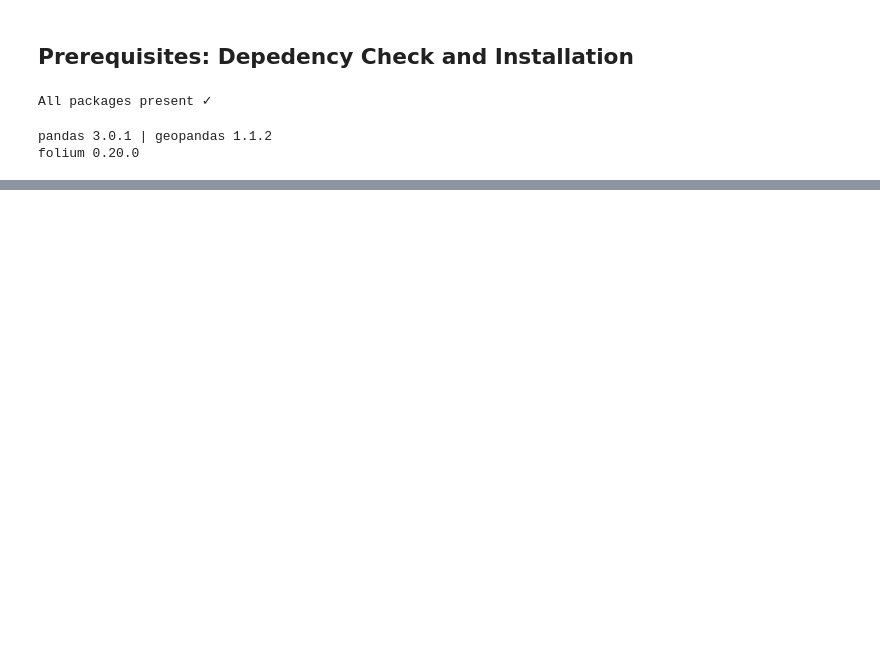
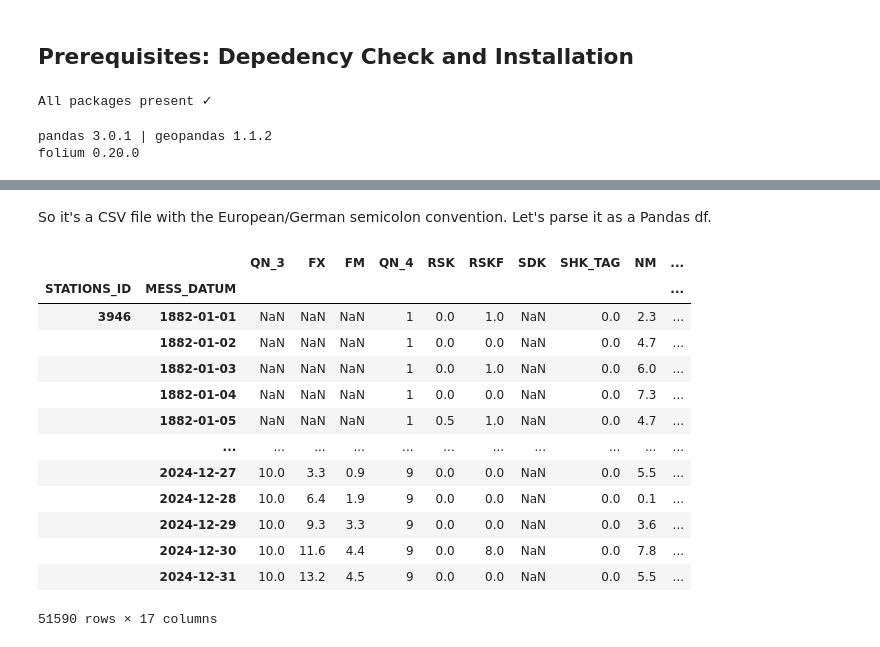
Before and after one commit to zhittsova/agri-weather-yield-drivers, a Jupyter notebook: notebooks/explore-data-sources.ipynb, the cells around one changed output, grey strips where cells are left out. Saved outputs shown, nothing was run; the diff lists cells and outputs as text; code cells hidden in the pictures; blank space fills up the shorter version.

```diff
--- a/notebooks/explore-data-sources.ipynb
+++ b/notebooks/explore-data-sources.ipynb
@@ -56,0 +292,13 @@ folium 0.20.0
+# %%
+# DWD CDC base — station inventory for precipitation (KL = "Klima", daily observations)
+DWD_CDC = "https://opendata.dwd.de/climate_environment/CDC/observations_germany/climate/daily"
+
+PRECIP_STATIONS_URL = f"{DWD_CDC}/kl/recent/KL_Tageswerte_Beschreibung_Stationen.txt"
+
+resp = requests.get(PRECIP_STATIONS_URL, timeout=20)
+resp.raise_for_status()
+
+# Fixed-width, German encoding
+raw = resp.content.decode("latin-1")
+print("First 1k chars of station list:")
+print(raw[:1000])
@@ -56,0 +570,32 @@ folium 0.20.0
+# %% [markdown]
+So it's a CSV file with the European/German semicolon convention. Let's parse it as a Pandas df.
+# %%
+import io
+
+dwd_cdc_potsdam_df = pd.read_csv(
+    io.StringIO(raw_data),
+    encoding="latin-1",
+    # names=dwd_cdc_potsdam_cols,
+    header=0,
+    index_col=[0, 1],
+    sep=";",
+    parse_dates=["MESS_DATUM"],
+    dtype={"eor": "category", "STATIONS_ID": str},
+    na_values=[-999],  # 150 year old measurements likely incomplete, by today's schema, hence -999 sentinel value.
+)
+dwd_cdc_potsdam_df
+# %% [output]
+|  |  | QN_3 | FX | FM | QN_4 | RSK | RSKF | SDK | SHK_TAG | NM | ... |
+| STATIONS_ID | MESS_DATUM |  |  |  |  |  |  |  |  |  | ... |
+| 3946 | 1882-01-01 | NaN | NaN | NaN | 1 | 0.0 | 1.0 | NaN | 0.0 | 2.3 | ... |
+|  | 1882-01-02 | NaN | NaN | NaN | 1 | 0.0 | 0.0 | NaN | 0.0 | 4.7 | ... |
+|  | 1882-01-03 | NaN | NaN | NaN | 1 | 0.0 | 1.0 | NaN | 0.0 | 6.0 | ... |
+|  | 1882-01-04 | NaN | NaN | NaN | 1 | 0.0 | 0.0 | NaN | 0.0 | 7.3 | ... |
+|  | 1882-01-05 | NaN | NaN | NaN | 1 | 0.5 | 1.0 | NaN | 0.0 | 4.7 | ... |
+|  | ... | ... | ... | ... | ... | ... | ... | ... | ... | ... | ... |
+|  | 2024-12-27 | 10.0 | 3.3 | 0.9 | 9 | 0.0 | 0.0 | NaN | 0.0 | 5.5 | ... |
+|  | 2024-12-28 | 10.0 | 6.4 | 1.9 | 9 | 0.0 | 0.0 | NaN | 0.0 | 0.1 | ... |
+|  | 2024-12-29 | 10.0 | 9.3 | 3.3 | 9 | 0.0 | 0.0 | NaN | 0.0 | 3.6 | ... |
+|  | 2024-12-30 | 10.0 | 11.6 | 4.4 | 9 | 0.0 | 8.0 | NaN | 0.0 | 7.8 | ... |
+|  | 2024-12-31 | 10.0 | 13.2 | 4.5 | 9 | 0.0 | 0.0 | NaN | 0.0 | 5.5 | ... |
+51590 rows × 17 columns
```
Also changed, not shown: parts of 82 cells of this notebook.
